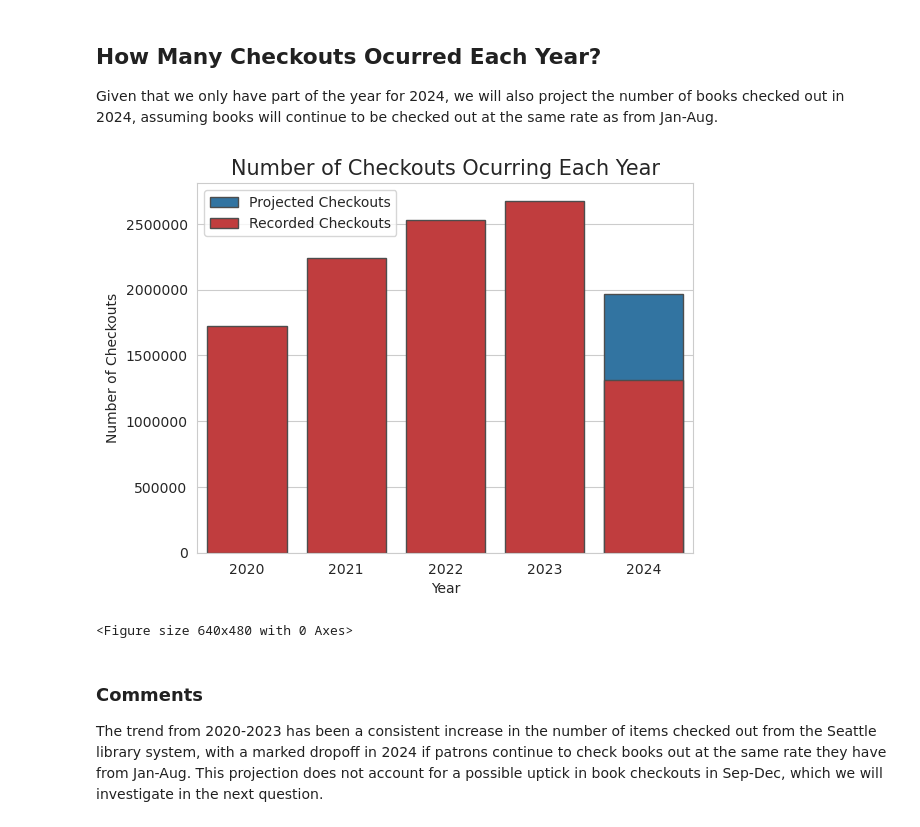
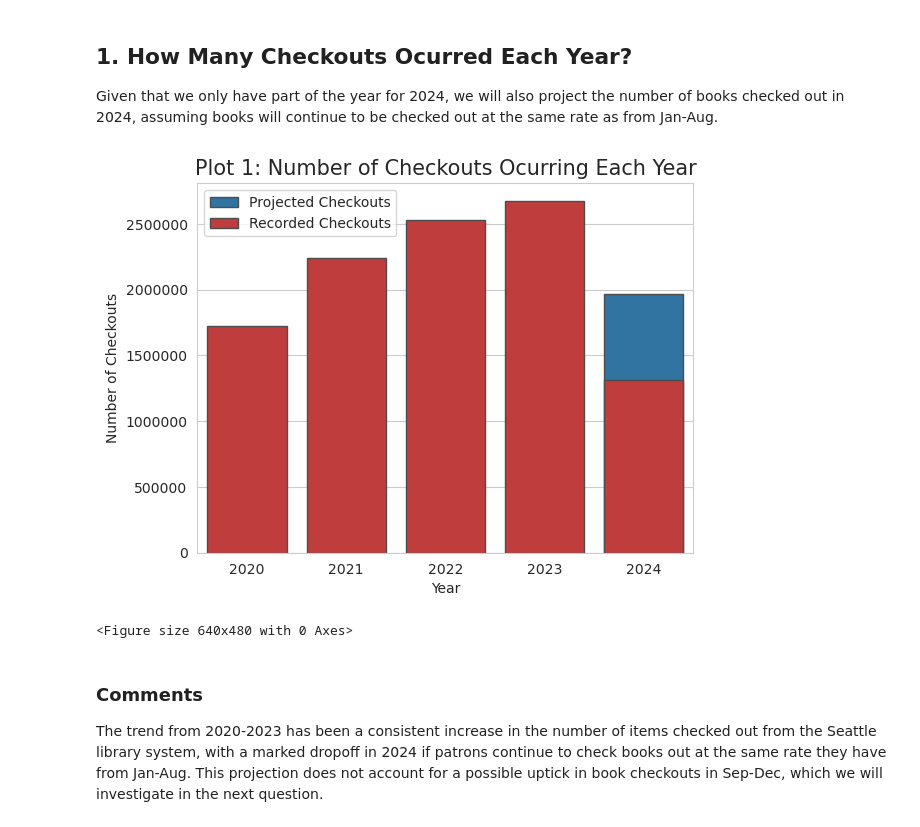
Before and after one commit to grace-blip/Seattle-Library-Project, a Jupyter notebook: Seattle_Library_Analysis.ipynb, the cells around one changed output. Cells and saved outputs as stored; diff of their text form; code cells hidden in the pictures.

```diff
--- a/Seattle_Library_Analysis.ipynb
+++ b/Seattle_Library_Analysis.ipynb
@@ -44,7 +49,7 @@ checkouts.head()
 | 3 | Digital | EBOOK | 2020 | 8 | 1 | Follow the Stars Home | <NA> | Luanne Rice | Fiction, Romance |
 | 4 | Digital | EBOOK | 2020 | 8 | 1 | Blood of Innocence | <NA> | Tami Dane | Fantasy, Fiction, Romance |
 # %% [markdown]
-## How Many Checkouts Ocurred Each Year?
+## 1. How Many Checkouts Ocurred Each Year?
 
 Given that we only have part of the year for 2024, we will also project the number of books checked out in 2024, assuming books will continue to be checked out at the same rate as from Jan-Aug.
 # %%
@@ -52,20 +58,22 @@ checkouts_per_year = checkouts[['CheckoutYear','Title']].groupby(by='CheckoutYea
 checkouts_per_year["ProjectedCheckoutCount"]= 0
 checkouts_per_year.loc[checkouts_per_year['CheckoutYear'] == 2024, 'ProjectedCheckoutCount'] = int(1.5*(checkouts_per_year.loc[checkouts_per_year['CheckoutYear'] == 2024, 'CheckoutCount']).iloc[0])
 # %%
+#Set plot styles for the notebook
 palette = sns.color_palette(palette='tab10', n_colors=10)
 sns.set_style("whitegrid")
 
+#Plot Data
 sns.barplot(data = checkouts_per_year, x = 'CheckoutYear', y = 'ProjectedCheckoutCount', label = 'Projected Checkouts', color = palette[0], edgecolor=".3")
 sns.barplot(data = checkouts_per_year, x = 'CheckoutYear', y = 'CheckoutCount', label = 'Recorded Checkouts', color = palette[3], edgecolor='.3')
-plt.title('Number of Checkouts Ocurring Each Year',fontsize=15, fontweight=0)
+plt.title('Plot 1: Number of Checkouts Ocurring Each Year',fontsize=15, fontweight=0)
 plt.xlabel('Year')
 plt.ylabel('Number of Checkouts')
 plt.ticklabel_format(style='plain', axis='y')
 
 plt.show()
 plt.clf()
 # %% [output]
-[figure, old version]
+[figure, new version]
 <Figure size 640x480 with 0 Axes>
 # %% [markdown]
 ### Comments
```
Also changed, not shown: parts of 25 cells of this notebook.
